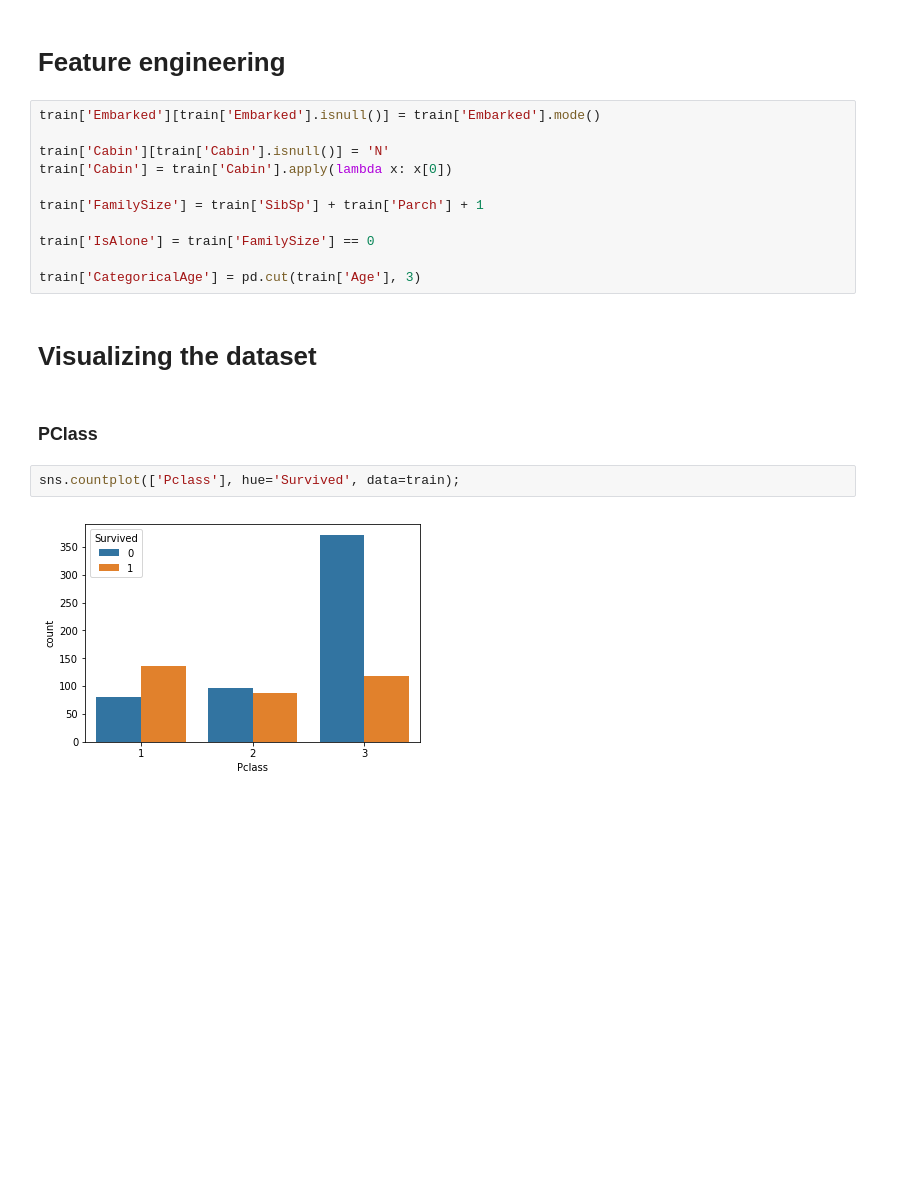
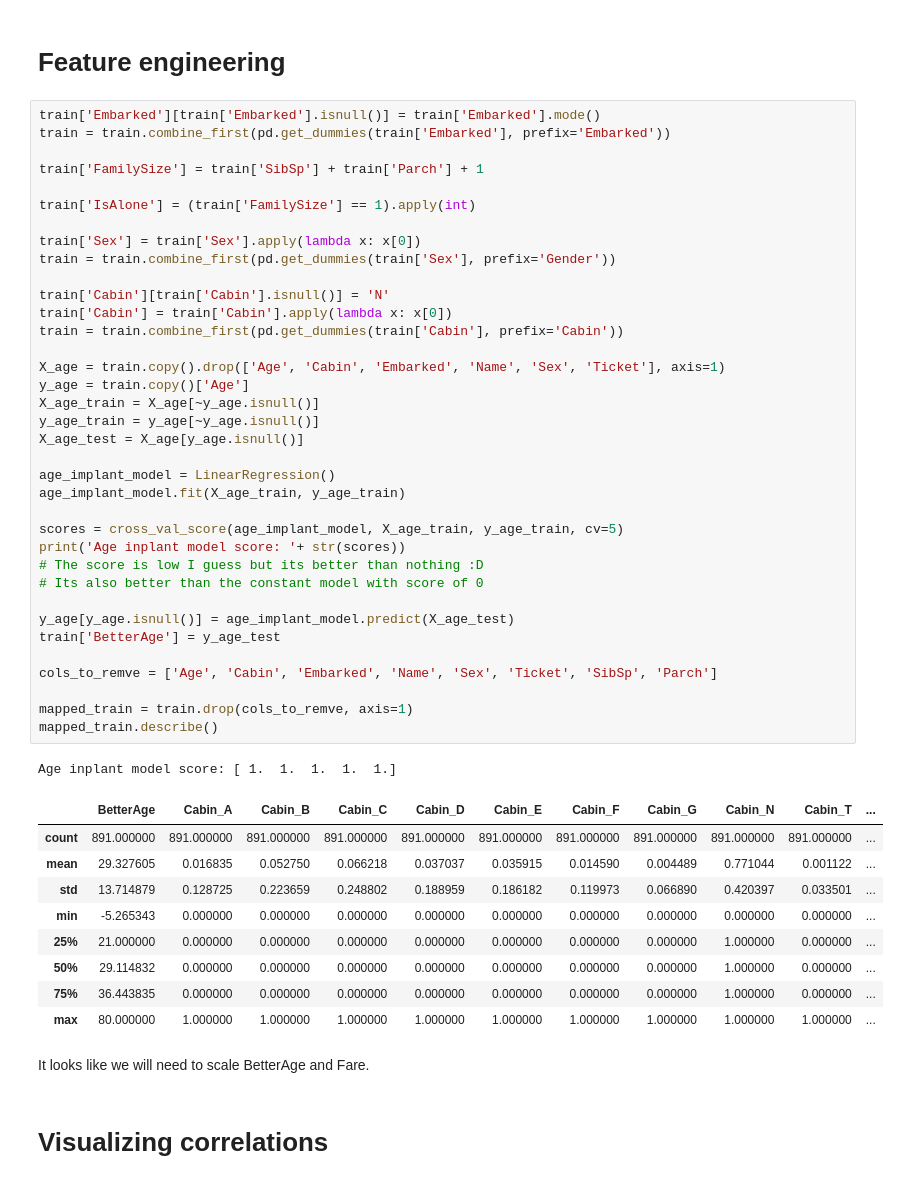
Before and after one commit to ichko/ml-playground, a Jupyter notebook: playground/titanic-hw.ipynb, the cells around one changed output. Cells and saved outputs as stored; diff of their text form; blank space fills up the shorter version.

Commit message:
feature engineering and correlation

```diff
--- a/playground/titanic-hw.ipynb
+++ b/playground/titanic-hw.ipynb
@@ -207,22 +208,54 @@ support vector classifier score:  0.659192825112
 A lot of overfitting on the svm and random forrest models.
 # %% [markdown]
 # Feature engineering
-# %%
-train['Embarked'][train['Embarked'].isnull()] = train['Embarked'].mode()
-
-train['Cabin'][train['Cabin'].isnull()] = 'N'
-train['Cabin'] = train['Cabin'].apply(lambda x: x[0])
-
-train['FamilySize'] = train['SibSp'] + train['Parch'] + 1
-
-train['IsAlone'] = train['FamilySize'] == 0
-
-train['CategoricalAge'] = pd.cut(train['Age'], 3)
+# %%
+train['Embarked'][train['Embarked'].isnull()] = train['Embarked'].mode()
+train = train.combine_first(pd.get_dummies(train['Embarked'], prefix='Embarked'))
+
+train['FamilySize'] = train['SibSp'] + train['Parch'] + 1
+
+train['IsAlone'] = (train['FamilySize'] == 1).apply(int)
+
+train['Sex'] = train['Sex'].apply(lambda x: x[0])
+train = train.combine_first(pd.get_dummies(train['Sex'], prefix='Gender'))
+
+train['Cabin'][train['Cabin'].isnull()] = 'N'
+train['Cabin'] = train['Cabin'].apply(lambda x: x[0])
+train = train.combine_first(pd.get_dummies(train['Cabin'], prefix='Cabin'))
+
+X_age = train.copy().drop(['Age', 'Cabin', 'Embarked', 'Name', 'Sex', 'Ticket'], axis=1)
+y_age = train.copy()['Age']
+X_age_train = X_age[~y_age.isnull()]
+y_age_train = y_age[~y_age.isnull()]
+X_age_test = X_age[y_age.isnull()]
+
+age_implant_model = LinearRegression()
+age_implant_model.fit(X_age_train, y_age_train)
+
+scores = cross_val_score(age_implant_model, X_age_train, y_age_train, cv=5)
+print('Age inplant model score: '+ str(scores))
+# The score is low I guess but its better than nothing :D
+# Its also better than the constant model with score of 0
+
+y_age[y_age.isnull()] = age_implant_model.predict(X_age_test)
+train['BetterAge'] = y_age_test
+
+cols_to_remve = ['Age', 'Cabin', 'Embarked', 'Name', 'Sex', 'Ticket', 'SibSp', 'Parch']
+
+mapped_train = train.drop(cols_to_remve, axis=1)
+mapped_train.describe()
+# %% [output]
+Age inplant model score: [ 1.  1.  1.  1.  1.]
+|  | BetterAge | Cabin_A | Cabin_B | Cabin_C | Cabin_D | Cabin_E | Cabin_F | Cabin_G | Cabin_N | Cabin_T | ... |
+| count | 891.000000 | 891.000000 | 891.000000 | 891.000000 | 891.000000 | 891.000000 | 891.000000 | 891.000000 | 891.000000 | 891.000000 | ... |
+| mean | 29.327605 | 0.016835 | 0.052750 | 0.066218 | 0.037037 | 0.035915 | 0.014590 | 0.004489 | 0.771044 | 0.001122 | ... |
+| std | 13.714879 | 0.128725 | 0.223659 | 0.248802 | 0.188959 | 0.186182 | 0.119973 | 0.066890 | 0.420397 | 0.033501 | ... |
+| min | -5.265343 | 0.000000 | 0.000000 | 0.000000 | 0.000000 | 0.000000 | 0.000000 | 0.000000 | 0.000000 | 0.000000 | ... |
+| 25% | 21.000000 | 0.000000 | 0.000000 | 0.000000 | 0.000000 | 0.000000 | 0.000000 | 0.000000 | 1.000000 | 0.000000 | ... |
+| 50% | 29.114832 | 0.000000 | 0.000000 | 0.000000 | 0.000000 | 0.000000 | 0.000000 | 0.000000 | 1.000000 | 0.000000 | ... |
+| 75% | 36.443835 | 0.000000 | 0.000000 | 0.000000 | 0.000000 | 0.000000 | 0.000000 | 0.000000 | 1.000000 | 0.000000 | ... |
+| max | 80.000000 | 1.000000 | 1.000000 | 1.000000 | 1.000000 | 1.000000 | 1.000000 | 1.000000 | 1.000000 | 1.000000 | ... |
+# %% [markdown]
+It looks like we will need to scale BetterAge and Fare.
 # %% [markdown]
-# Visualizing the dataset
+# Visualizing correlations
-# %% [markdown]
-### PClass
-# %%
-sns.countplot(['Pclass'], hue='Survived', data=train);
-# %% [output]
-[figure, removed]
```
Also changed, not shown: parts of 12 cells of this notebook.
